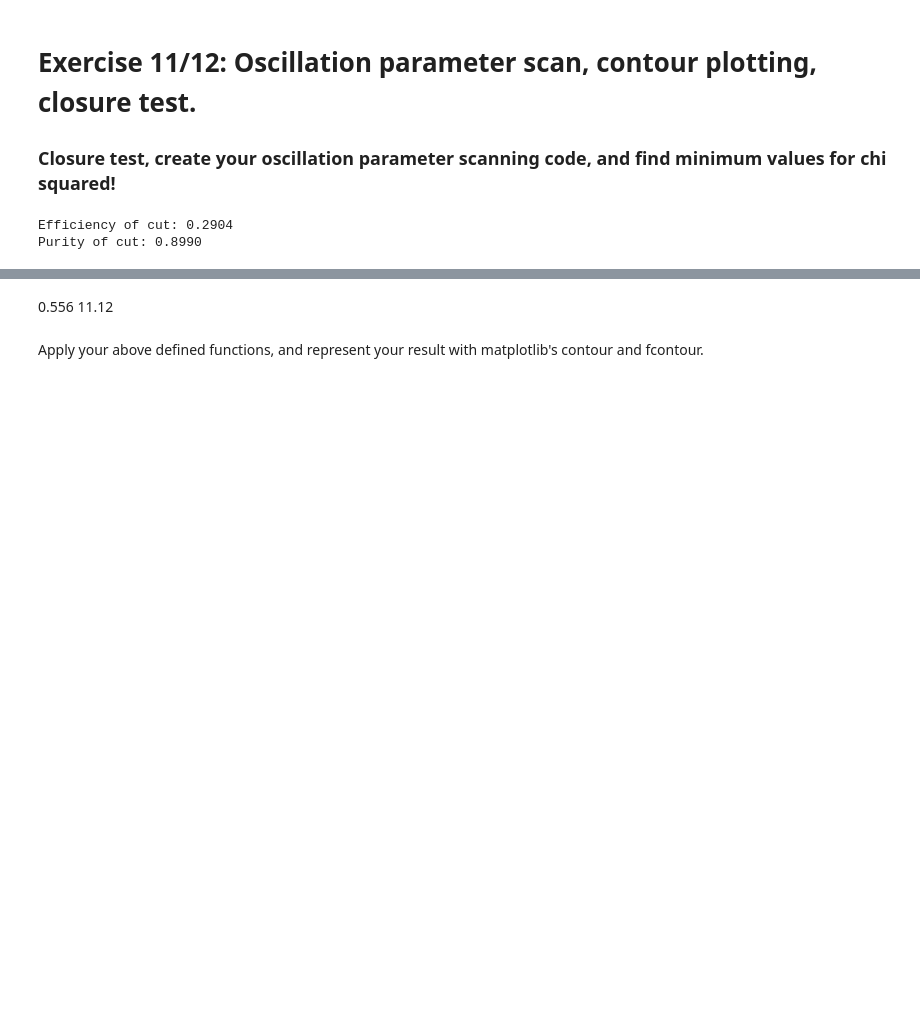
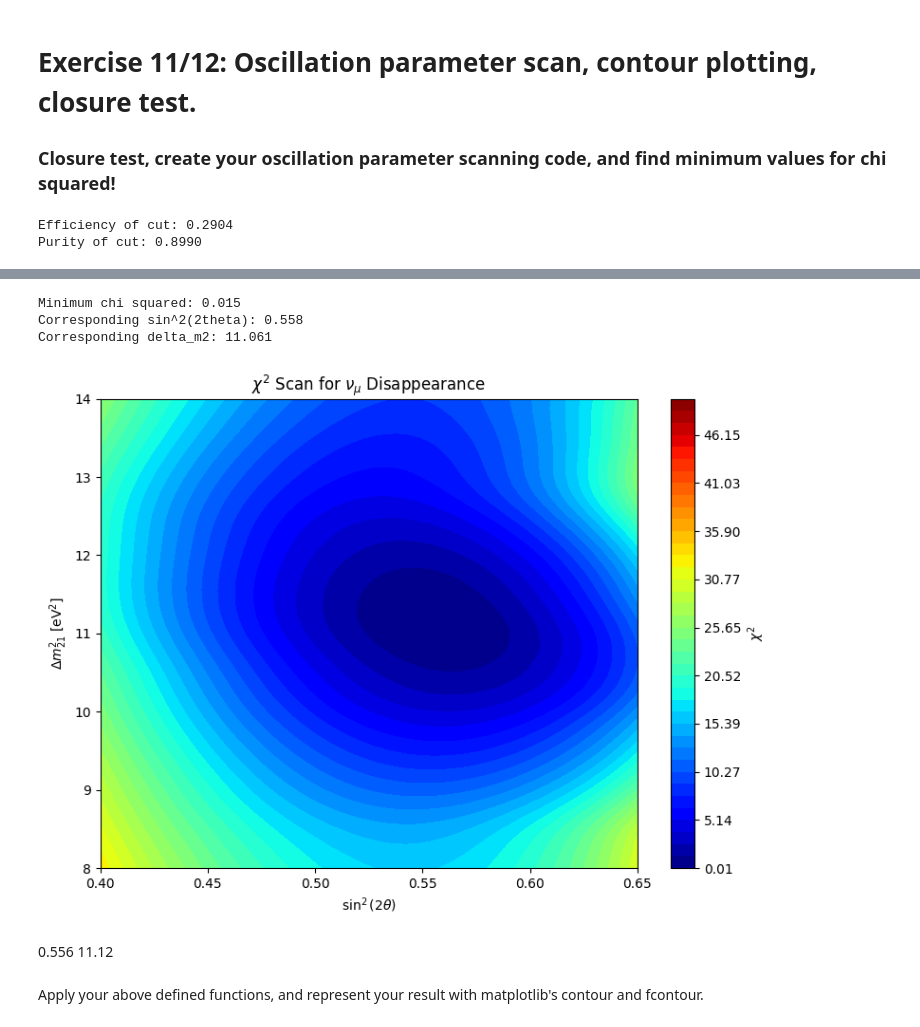
Before and after one commit to JungleMan796/MicroBooNE, a Jupyter notebook: MainAnalysis_template.ipynb, the cells around one changed output, grey strips where cells are left out. Cells and saved outputs as stored; diff of their text form; code cells hidden in the pictures; blank space fills up the shorter version.

```diff
--- a/MainAnalysis_template.ipynb
+++ b/MainAnalysis_template.ipynb
@@ -1202 +1193,18 @@ Corresponding delta_m2: 11.25
 [figure]
+# %%
+# Defining ranges for sin^2(2theta) and delta_m2 for a finer scan around the minimum.
+sin2_2theta_values_2 = np.linspace(0.4, 0.65, 50)  # Avoid zero to prevent singularities.
+delta_m2_values_2 = np.linspace(8, 14, 50)
+# %%
+# New chi sqrd matrix.
+chi_sqrd_matrix_2 = scan_oscillation_parameters(MC_EXT_cut_top_score_energy_add, pre_osc_MC_EXT_cut, sin2_2theta_values_2, delta_m2_values_2, BIN=40)
+# %%
+# Define levels range for contour plot.
+levels_2 = np.linspace(np.min(chi_sqrd_matrix_2), 50, 40)
+# %%
+plot_chi_sqrd_contour(sin2_2theta_values_2, delta_m2_values_2, chi_sqrd_matrix_2, levels_2)
+# %% [output]
+Minimum chi squared: 0.015
+Corresponding sin^2(2theta): 0.558
+Corresponding delta_m2: 11.061
+[figure, added]
```
Also changed, not shown: parts of 4 cells of this notebook.
